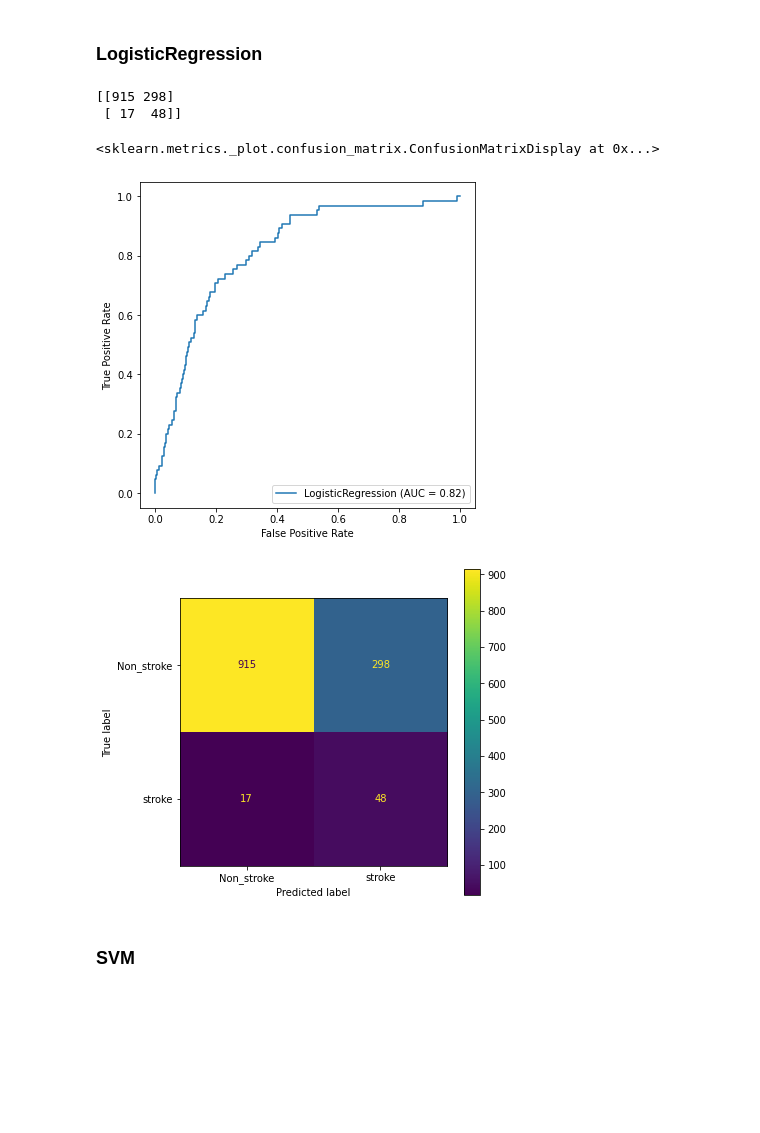
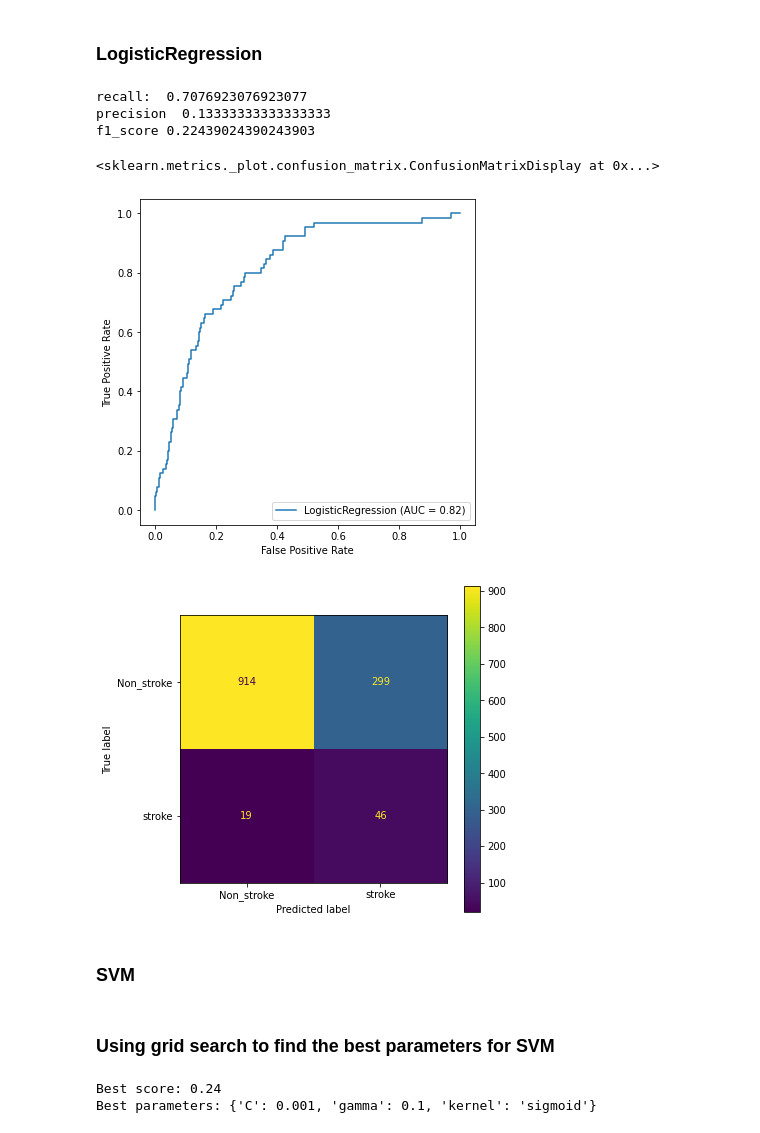
Before and after one commit to MeiTao87/stroke_prediction, a Jupyter notebook: Stroke Prediction Dataset -- 11 clinical features por predicting stroke events.ipynb, the cells around one changed output. Saved outputs shown, nothing was run; the diff lists cells and outputs as text; code cells hidden in the pictures; blank space fills up the shorter version.

```diff
--- a/Stroke Prediction Dataset -- 11 clinical features por predicting stroke events.ipynb
+++ b/Stroke Prediction Dataset -- 11 clinical features por predicting stroke events.ipynb
@@ -254,16 +267,22 @@ stroke
 # %%
 # gender: Male:1, Female:0
 df['gender']=df['gender'].apply(lambda x : 1 if x=='Male' else 0)
+
 # ever_married: Yes:1, No:0
 df['ever_married']=df['ever_married'].apply(lambda x : 1 if x=='Yes' else 0)
+
 # work_type: Private: 0, Self-employed:1 children:2, Govt_job:3, Never_worked:4
-df['work_type']=df['work_type'].apply(lambda x : 0 if x=='Private' else x)
+'''df['work_type']=df['work_type'].apply(lambda x : 0 if x=='Private' else x)
 df['work_type']=df['work_type'].apply(lambda x : 1 if x=='Self-employed' else x)
 df['work_type']=df['work_type'].apply(lambda x : 2 if x=='children' else x)
 df['work_type']=df['work_type'].apply(lambda x : 3 if x=='Govt_job' else 4)
+'''
 # Residence_type: Urban:1, Rural:0
 df['Residence_type']=df['Residence_type'].apply(lambda x : 1 if x=='Urban' else 0)
+
 # smoking_status: never smoked:0, Unknown:1, formerly smoked: 2, smokes:3
-df['smoking_status']=df['smoking_status'].apply(lambda x : 0 if x=='never smoked' else x)
+'''df['smoking_status']=df['smoking_status'].apply(lambda x : 0 if x=='never smoked' else x)
 df['smoking_status']=df['smoking_status'].apply(lambda x : 1 if x=='Unknown' else x)
-df['smoking_status']=df['smoking_status'].apply(lambda x : 2 if x=='formerly smoked' else 3)
+df['smoking_status']=df['smoking_status'].apply(lambda x : 2 if x=='formerly smoked' else 3) '''
+
+df_one_hot = pd.get_dummies(df, columns=['work_type', 'smoking_status'])
@@ -285,0 +296,7 @@ df
+# %%
+df = df_one_hot
+X_keys = []
+for i in df.keys():
+    if i != 'stroke':
+        X_keys.append(i)
+print(X_keys)
@@ -287,7 +306,7 @@ df
 # spilit the data
 from sklearn.model_selection import train_test_split
 # X: (n_sample, n_feature)
-X = df[['gender', 'age', 'hypertension', 'heart_disease', 'ever_married', 'work_type', 'Residence_type', 'avg_glucose_level', 'bmi', 'smoking_status']].to_numpy()
+X = df[X_keys].to_numpy()
 y = df['stroke'].to_numpy()
 X_train, X_test, y_train, y_test = train_test_split(X, y, test_size=0.25, random_state=0)
 print(X_train.shape, X_test.shape)
@@ -330,21 +374,50 @@ v_cm.plot(values_format='d')
 ### LogisticRegression
 # %%
 # LogisticRegression
-from sklearn import metrics
 from sklearn.linear_model import LogisticRegression
 clf = LogisticRegression(random_state=0, class_weight='balanced').fit(X_train, y_train)
-prediction = clf.predict(X_test)
+y_pred = clf.predict(X_test)
+print('recall: ', metrics.recall_score(y_test, y_pred))
+print('precision ', metrics.precision_score(y_test, y_pred))
+print('f1_score', metrics.f1_score(y_test, y_pred))
+
 metrics.plot_roc_curve(clf, X_test, y_test)
-cm = confusion_matrix(y_test, prediction)
-print(cm)
+cm = confusion_matrix(y_test, y_pred)
 v_cm = ConfusionMatrixDisplay(confusion_matrix = cm, display_labels=['Non_stroke', 'stroke'])
 v_cm.plot(values_format='d')
 # %% [output]
-[[915 298]
- [ 17  48]]
+recall:  0.7076923076923077
+precision  0.13333333333333333
+f1_score 0.22439024390243903
 <sklearn.metrics._plot.confusion_matrix.ConfusionMatrixDisplay at 0x...>
-[figure, old version]
+[figure, new version]
 [figure]
 # %% [markdown]
 ### SVM
+# %% [markdown]
+### Using grid search to find the best parameters for SVM
+# %%
+from sklearn.metrics import precision_score, recall_score, f1_score
+# other kernel SVM
+from sklearn import svm
+# ‘linear’, ‘poly’, ‘rbf’, ‘sigmoid’, ‘precomputed’
+best_score = 0
+for gamma in [0.001, 0.01, 0.1, 1, 10, 100]:
+    for C in [0.001, 0.01, 0.1, 1, 10]:
+        for kernel in ['linear', 'rbf', 'sigmoid']:
+            clf = svm.SVC(kernel=kernel, gamma=gamma, C=C, class_weight='balanced')
+            # print(f'gamma: {gamma}, C: {C}, kernel: {kernel}')
+            clf.fit(X_train, y_train)
+            # evaluate the SVC on the test set
+            score = f1_score(y_test, clf.predict(X_test), zero_division=0)
+            # print('f1_score: ', score)
+            # if we got a better score, store the score and parameters
+            if score > best_score:
+                best_score = score
+                best_parameters = {'C': C, 'gamma': gamma, 'kernel': kernel}
+print("Best score: {:.2f}".format(best_score))
+print("Best parameters: {}".format(best_parameters))
+# %% [output]
+Best score: 0.24
+Best parameters: {'C': 0.001, 'gamma': 0.1, 'kernel': 'sigmoid'}
 # %%
```
Also changed, not shown: parts of 24 cells of this notebook.
